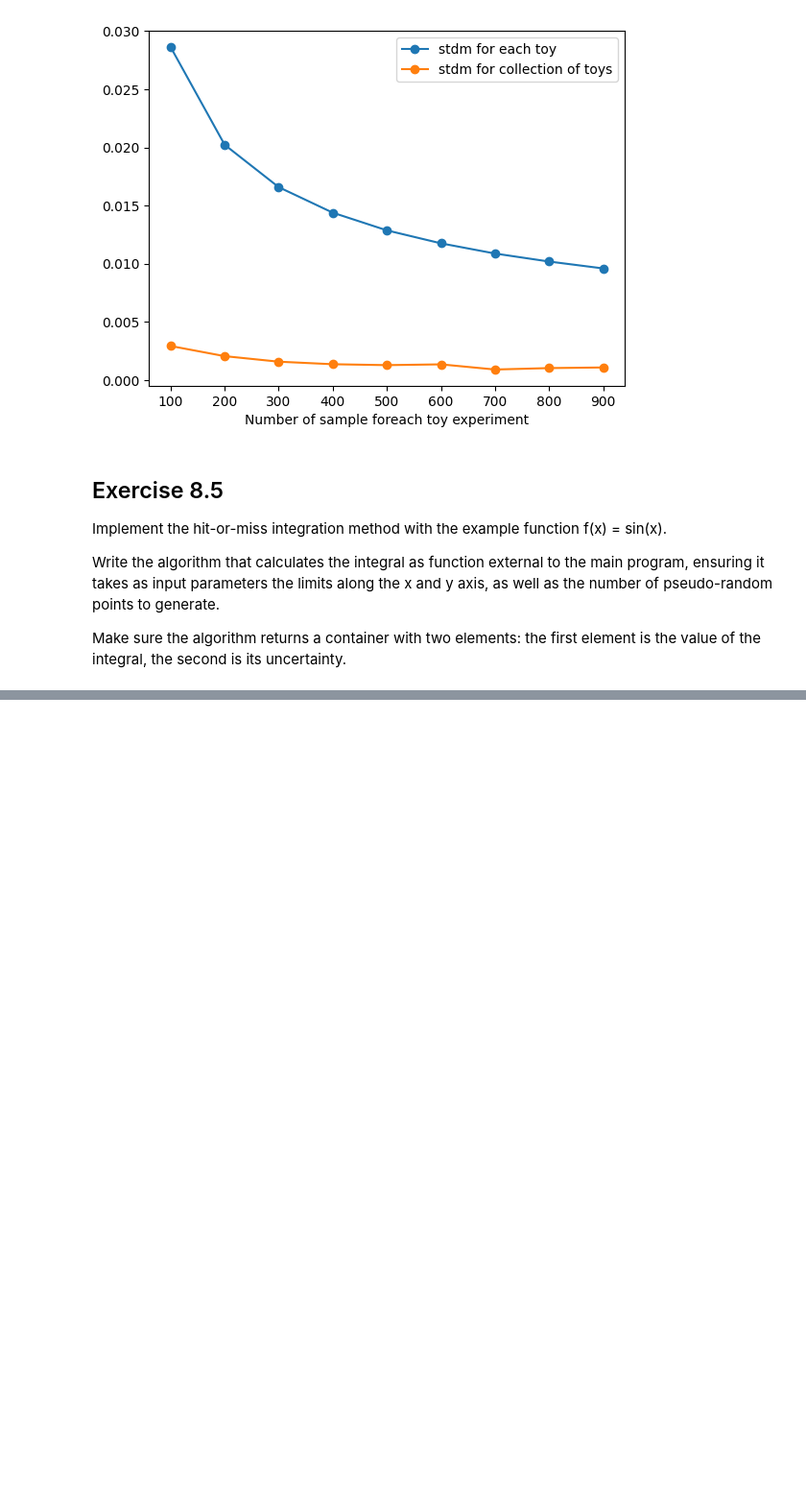
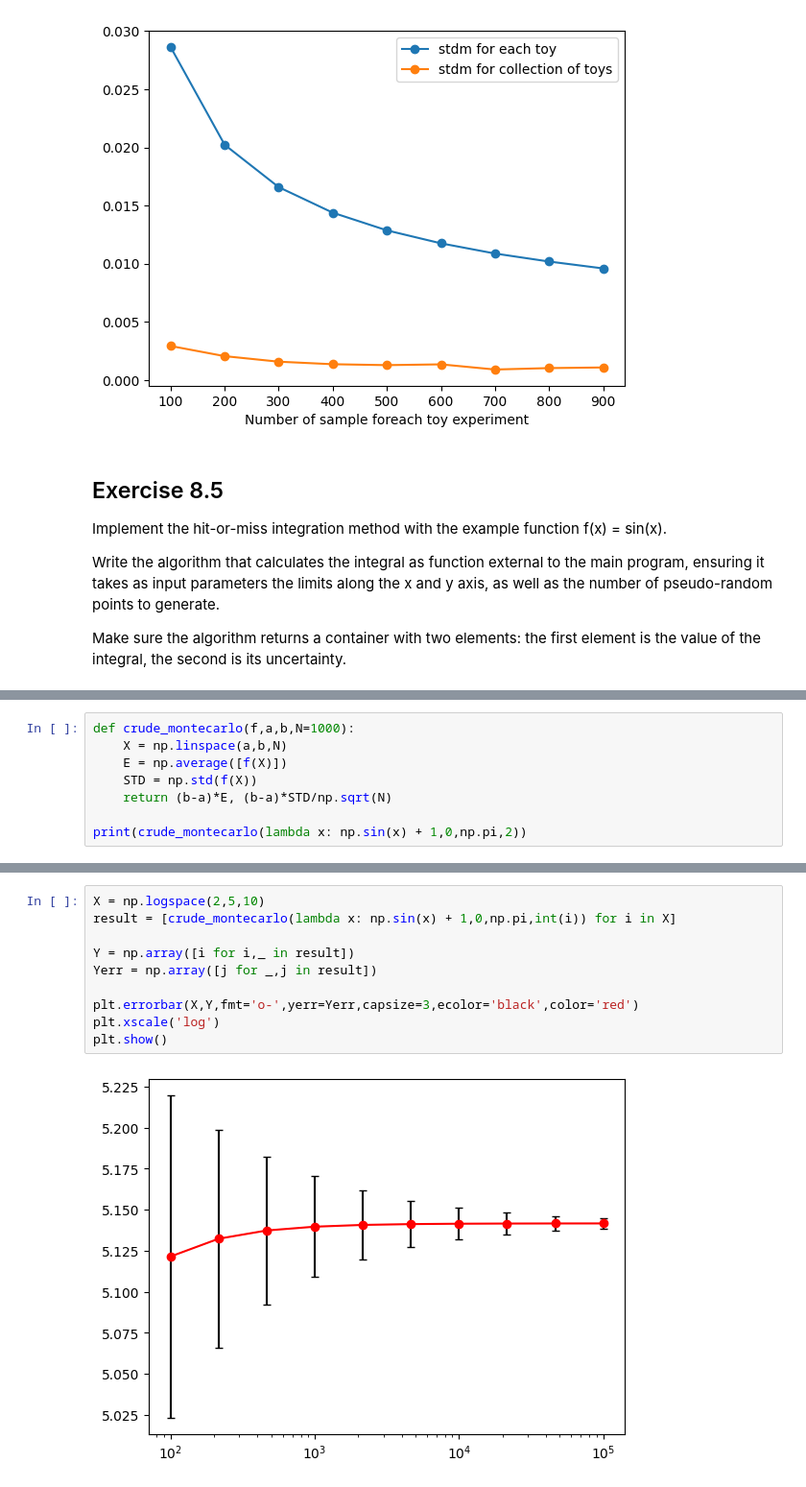
Before and after one commit to CarminatiGiovanni/LaboratorioCalcoloEStatistica, a Jupyter notebook: exercises_8_201123.ipynb, the cells around one changed output, grey strips where cells are left out. Shown at 96% size. Saved outputs shown, nothing was run; the diff lists cells and outputs as text; blank space fills up the shorter version.

```diff
--- a/exercises_8_201123.ipynb
+++ b/exercises_8_201123.ipynb
@@ -87,0 +136,8 @@ Make sure the algorithm returns a container with two elements: the first element
+# %%
+def crude_montecarlo(f,a,b,N=1000):
+    X = np.linspace(a,b,N)
+    E = np.average([f(X)])
+    STD = np.std(f(X))
+    return (b-a)*E, (b-a)*STD/np.sqrt(N)
+
+print(crude_montecarlo(lambda x: np.sin(x) + 1,0,np.pi,2))
@@ -87,0 +153,12 @@ Make sure the algorithm returns a container with two elements: the first element
+# %%
+X = np.logspace(2,5,10)
+result = [crude_montecarlo(lambda x: np.sin(x) + 1,0,np.pi,int(i)) for i in X]
+
+Y = np.array([i for i,_ in result])
+Yerr = np.array([j for _,j in result])
+
+plt.errorbar(X,Y,fmt='o-',yerr=Yerr,capsize=3,ecolor='black',color='red')
+plt.xscale('log')
+plt.show()
+# %% [output]
+[figure, added]
```
Also changed, not shown: parts of 9 cells of this notebook.
